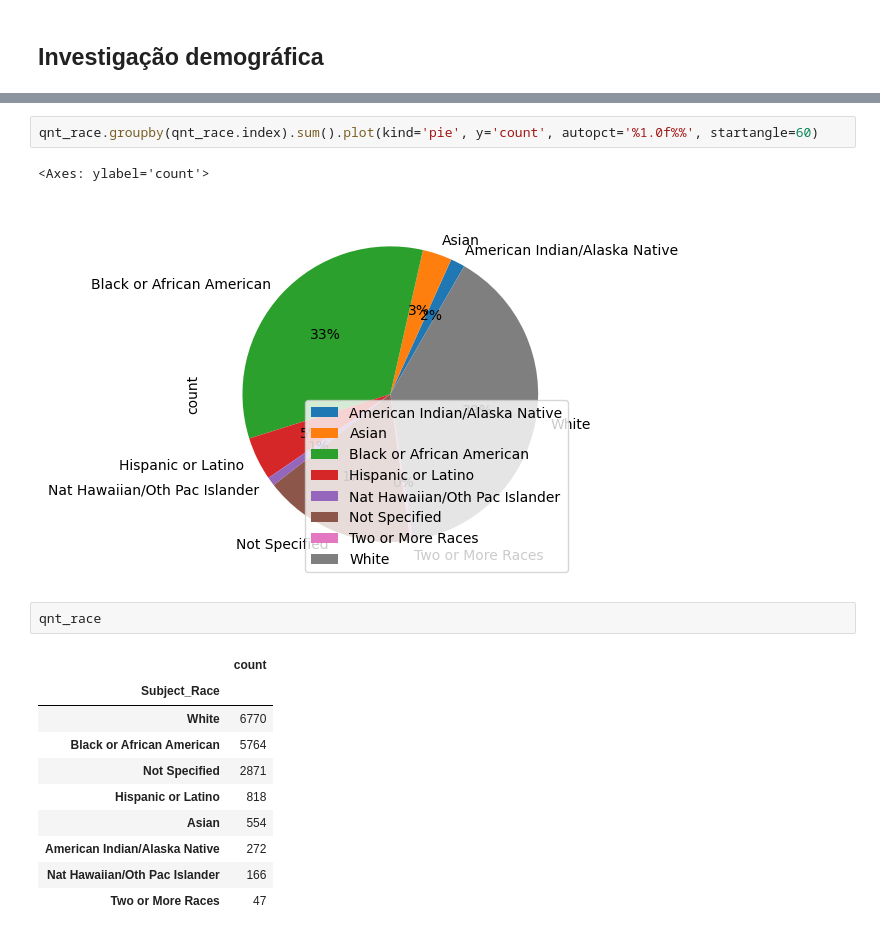
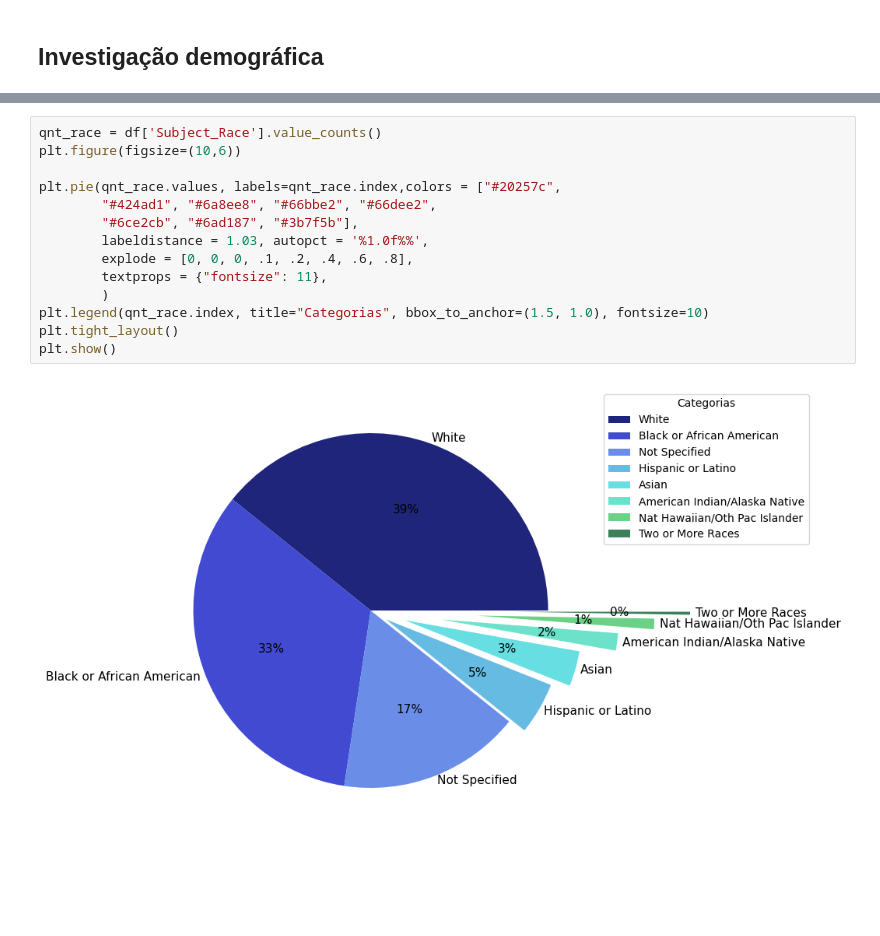
Before and after one commit to JpLimags/Use-of-force-classifier, a Jupyter notebook: Classifier_cases_use_of_force.ipynb, the cells around one changed output, grey strips where cells are left out. Cells and saved outputs as stored; diff of their text form; blank space fills up the shorter version.

Commit message:
Conclusion new graph racial distribuition cases

```diff
--- a/Classifier_cases_use_of_force.ipynb
+++ b/Classifier_cases_use_of_force.ipynb
@@ -177,18 +166,16 @@ plt.tight_layout(rect=[0, 0, 1, 0.9])
-# %%
-qnt_race.groupby(qnt_race.index).sum().plot(kind='pie', y='count', autopct='%1.0f%%', startangle=60)
-# %% [output]
-<Axes: ylabel='count'>
-[figure, removed]
-# %%
-qnt_race
-# %% [output]
-|  | count |
-| Subject_Race |  |
-| White | 6770 |
-| Black or African American | 5764 |
-| Not Specified | 2871 |
-| Hispanic or Latino | 818 |
-| Asian | 554 |
-| American Indian/Alaska Native | 272 |
-| Nat Hawaiian/Oth Pac Islander | 166 |
-| Two or More Races | 47 |
+# %%
+qnt_race = df['Subject_Race'].value_counts()
+plt.figure(figsize=(10,6))
+
+plt.pie(qnt_race.values, labels=qnt_race.index,colors = ["#20257c",
+        "#424ad1", "#6a8ee8", "#66bbe2", "#66dee2",
+        "#6ce2cb", "#6ad187", "#3b7f5b"],
+        labeldistance = 1.03, autopct = '%1.0f%%',
+        explode = [0, 0, 0, .1, .2, .4, .6, .8],
+        textprops = {"fontsize": 11},
+        )
+plt.legend(qnt_race.index, title="Categorias", bbox_to_anchor=(1.5, 1.0), fontsize=10)
+plt.tight_layout()
+plt.show()
+# %% [output]
+[figure, added]
```
Also changed, not shown: parts of 3 cells of this notebook.
